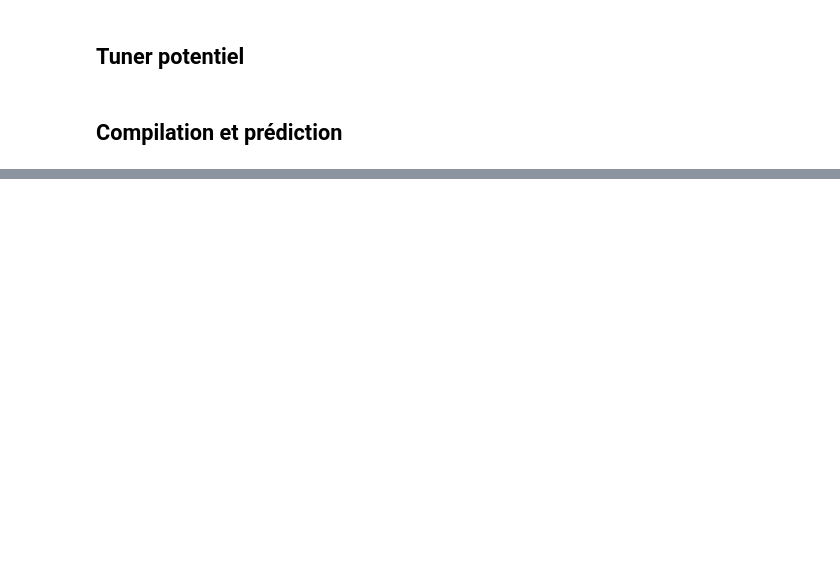
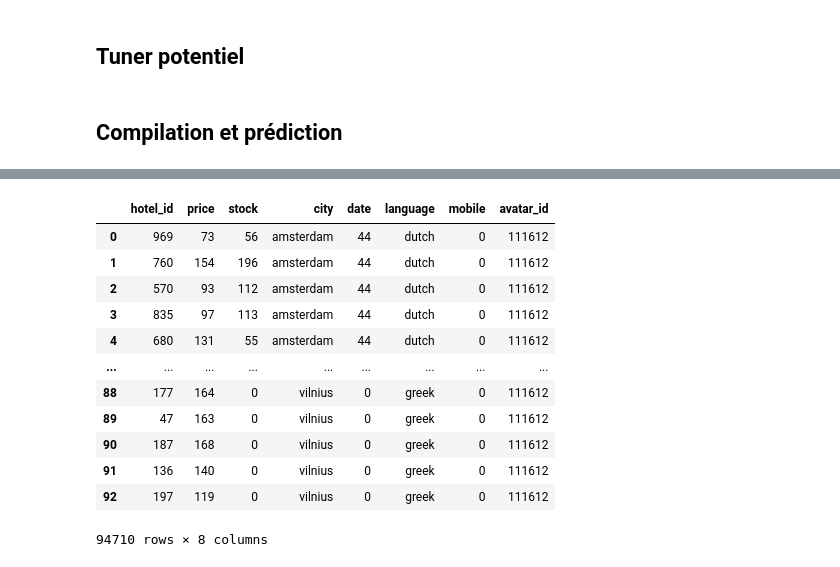
Before and after one commit to FlorianBrosset/DEFI-IA-2023, a Jupyter notebook: Submissions.ipynb, the cells around one changed output, grey strips where cells are left out. Saved outputs shown, nothing was run; the diff lists cells and outputs as text; code cells hidden in the pictures; blank space fills up the shorter version.

```diff
--- a/Submissions.ipynb
+++ b/Submissions.ipynb
@@ -146,0 +208,17 @@ Submission.to_csv("submission1.csv",header = ["price"],index_label="index")
+# %%
+testGrad = pd.read_csv("price_dataset1.csv",index_col =0)
+testGrad
+# %% [output]
+|  | hotel_id | price | stock | city | date | language | mobile | avatar_id |
+| 0 | 969 | 73 | 56 | amsterdam | 44 | dutch | 0 | 111612 |
+| 1 | 760 | 154 | 196 | amsterdam | 44 | dutch | 0 | 111612 |
+| 2 | 570 | 93 | 112 | amsterdam | 44 | dutch | 0 | 111612 |
+| 3 | 835 | 97 | 113 | amsterdam | 44 | dutch | 0 | 111612 |
+| 4 | 680 | 131 | 55 | amsterdam | 44 | dutch | 0 | 111612 |
+| ... | ... | ... | ... | ... | ... | ... | ... | ... |
+| 88 | 177 | 164 | 0 | vilnius | 0 | greek | 0 | 111612 |
+| 89 | 47 | 163 | 0 | vilnius | 0 | greek | 0 | 111612 |
+| 90 | 187 | 168 | 0 | vilnius | 0 | greek | 0 | 111612 |
+| 91 | 136 | 140 | 0 | vilnius | 0 | greek | 0 | 111612 |
+| 92 | 197 | 119 | 0 | vilnius | 0 | greek | 0 | 111612 |
+94710 rows × 8 columns
```
Also changed, not shown: parts of 13 cells of this notebook, 3 other files.
